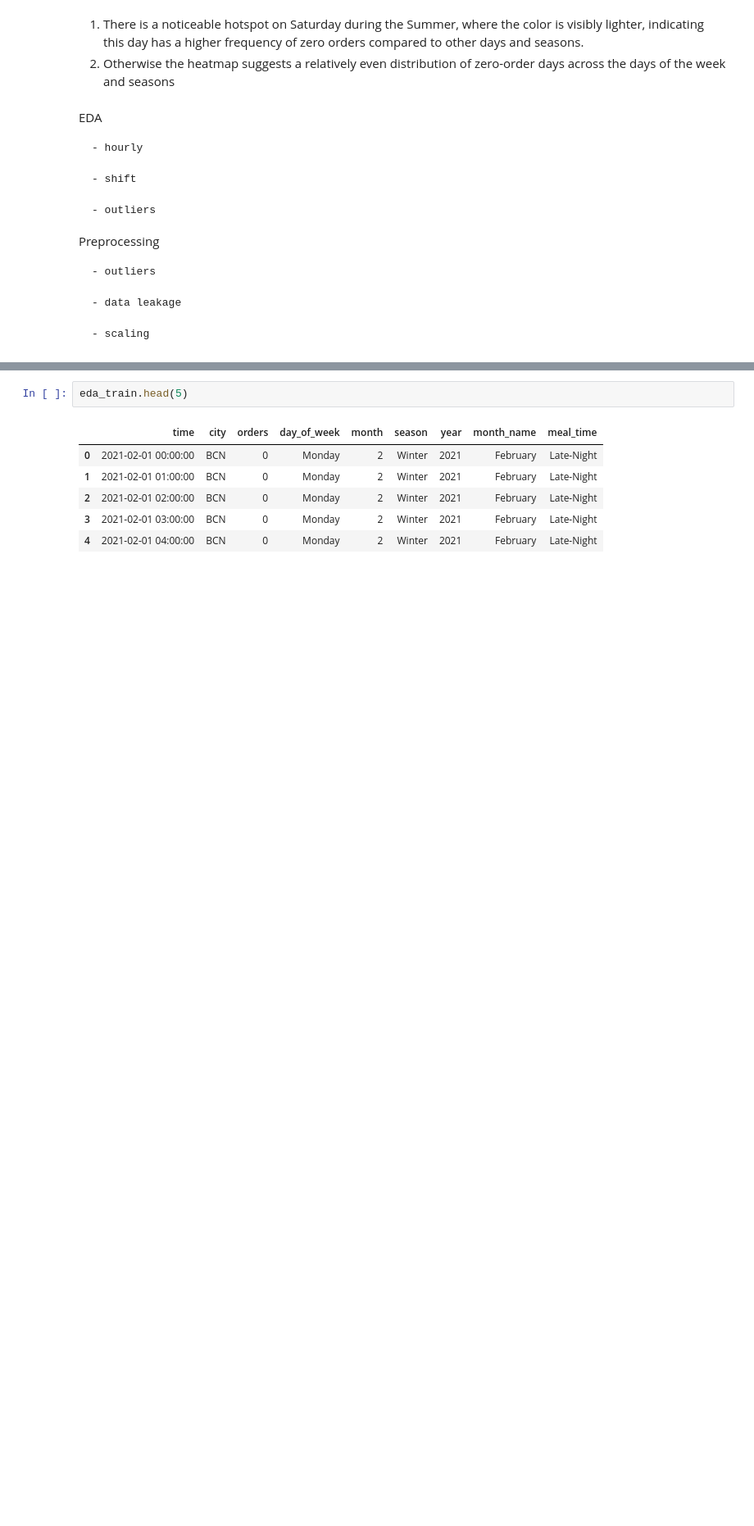
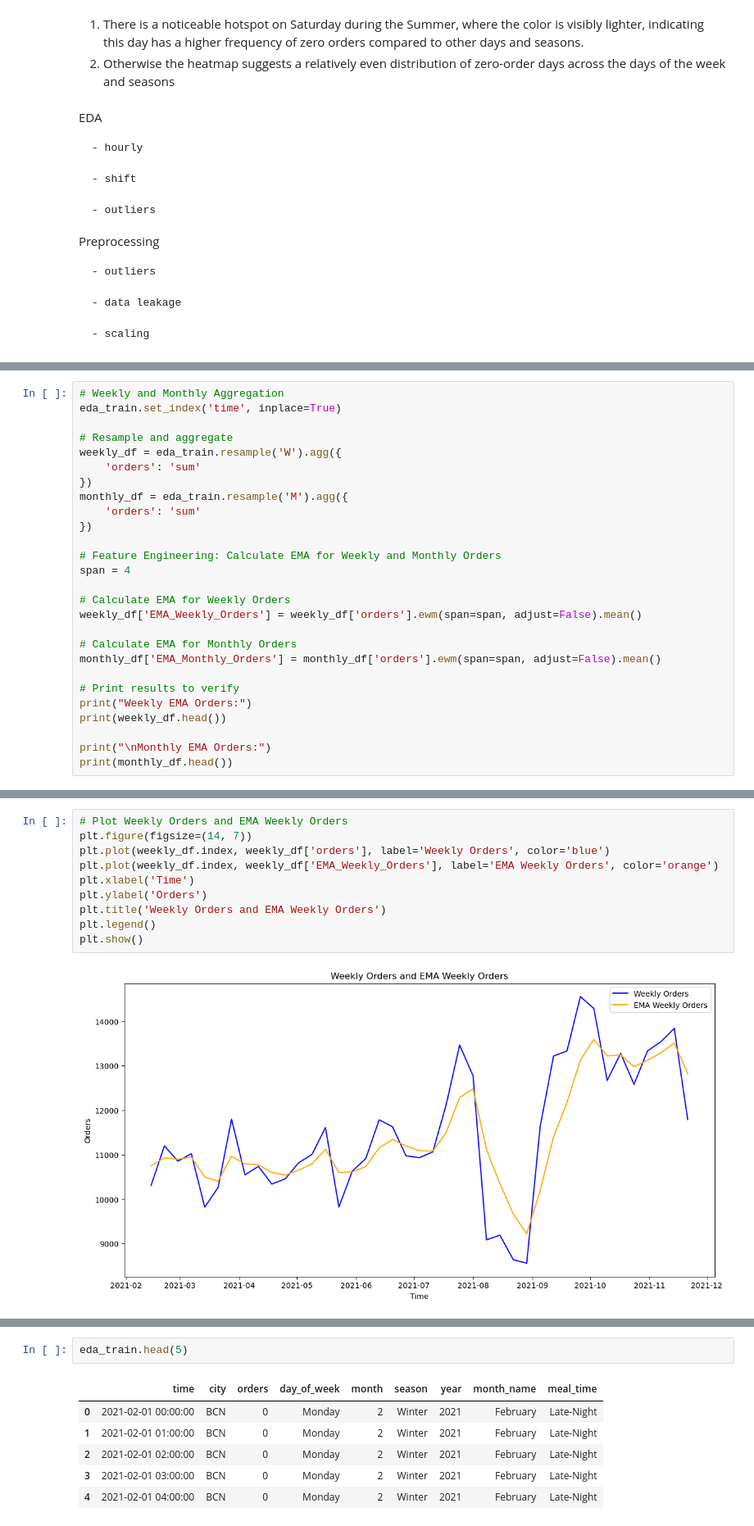
Before and after one commit to agbennett-bse/glovo_fleet_demand, a Jupyter notebook: glovo_time_series_split.ipynb, the cells around one changed output, grey strips where cells are left out. Shown at 82% size. Drawn from its saved outputs; the diff is of its cells as text; blank space fills up the shorter version.

```diff
--- a/glovo_time_series_split.ipynb
+++ b/glovo_time_series_split.ipynb
@@ -656,0 +749,27 @@ Preprocessing
+# %%
+# Weekly and Monthly Aggregation
+eda_train.set_index('time', inplace=True)
+
+# Resample and aggregate
+weekly_df = eda_train.resample('W').agg({
+    'orders': 'sum'
+})
+monthly_df = eda_train.resample('M').agg({
+    'orders': 'sum'
+})
+
+# Feature Engineering: Calculate EMA for Weekly and Monthly Orders
+span = 4
+
+# Calculate EMA for Weekly Orders
+weekly_df['EMA_Weekly_Orders'] = weekly_df['orders'].ewm(span=span, adjust=False).mean()
+
+# Calculate EMA for Monthly Orders
+monthly_df['EMA_Monthly_Orders'] = monthly_df['orders'].ewm(span=span, adjust=False).mean()
+
+# Print results to verify
+print("Weekly EMA Orders:")
+print(weekly_df.head())
+
+print("\nMonthly EMA Orders:")
+print(monthly_df.head())
@@ -656,0 +864,12 @@ Preprocessing
+# %%
+# Plot Weekly Orders and EMA Weekly Orders
+plt.figure(figsize=(14, 7))
+plt.plot(weekly_df.index, weekly_df['orders'], label='Weekly Orders', color='blue')
+plt.plot(weekly_df.index, weekly_df['EMA_Weekly_Orders'], label='EMA Weekly Orders', color='orange')
+plt.xlabel('Time')
+plt.ylabel('Orders')
+plt.title('Weekly Orders and EMA Weekly Orders')
+plt.legend()
+plt.show()
+# %% [output]
+[figure, added]
```
Also changed, not shown: parts of 21 cells of this notebook.
